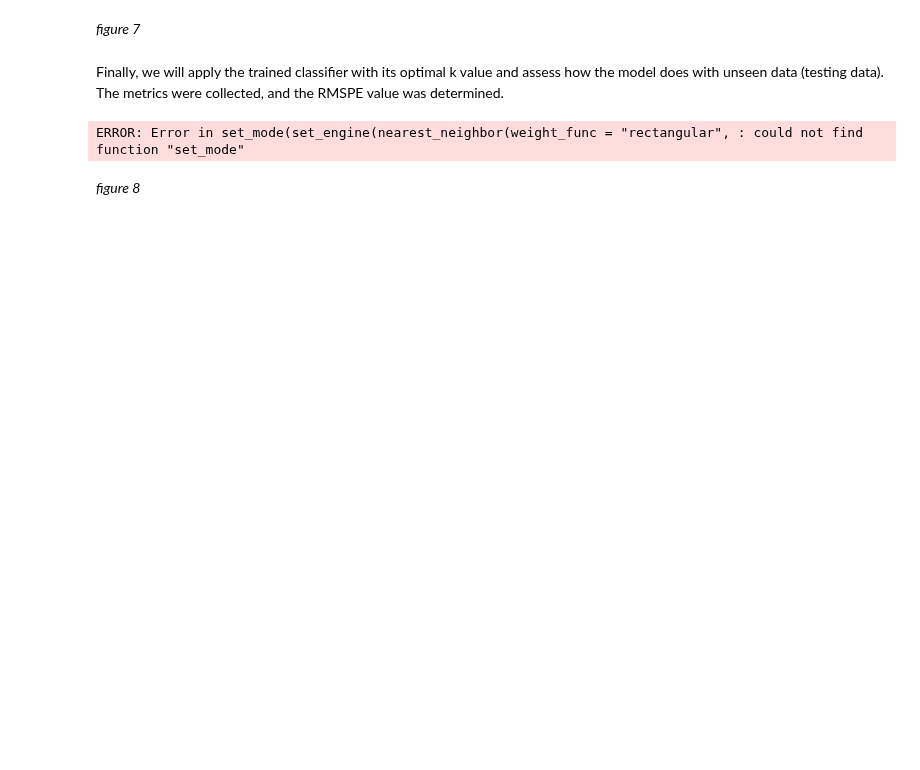
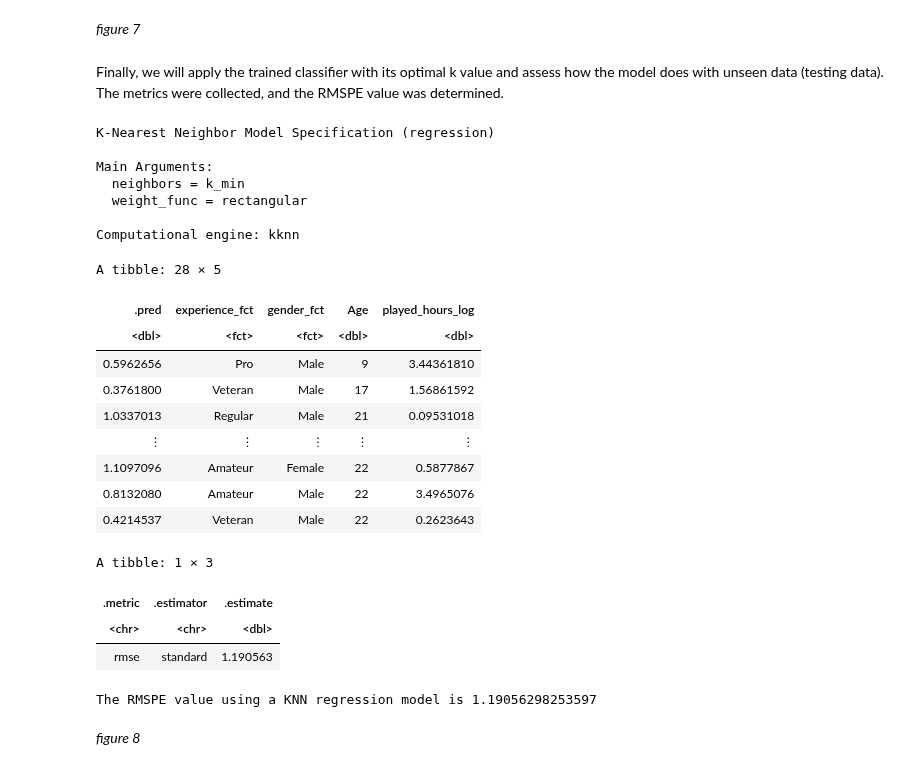
Before and after one commit to thaviship/dsci-group-project, a Jupyter notebook: methods_finalized.ipynb, the cells around one changed output. Saved outputs shown, nothing was run; the diff lists cells and outputs as text; code cells hidden in the pictures; blank space fills up the shorter version.

```diff
--- a/methods_finalized.ipynb
+++ b/methods_finalized.ipynb
@@ -315,28 +344,50 @@ Finally, we will apply the trained classifier with its optimal k value and asses
 # %%
 set.seed(1234)
 #apply this k value to the testing set
 players_spec <- nearest_neighbor(weight_func = "rectangular", neighbors = k_min) |>
     set_engine("kknn") |>
     set_mode("regression")
 players_spec
 
 players_fit <- workflow() |>
     add_recipe(players_recipe) |>
     add_model(players_spec) |>
     fit(data = players_training)
 
 players_predictions <- players_fit |>
     predict(players_testing) |>
     bind_cols(players_testing)
+players_predictions
 
 players_summary <- players_predictions|>
     metrics(truth = played_hours_log, estimate = .pred) |>
     filter(.metric == "rmse")
 players_summary
 
 print(glue("The RMSPE value using a KNN regression model is {players_summary |> pull(.estimate)}"))
 # %% [output]
-ERROR: Error in set_mode(set_engine(nearest_neighbor(weight_func = "rectangular", : could not find function "set_mode"
+K-Nearest Neighbor Model Specification (regression)
+
+Main Arguments:
+  neighbors = k_min
+  weight_func = rectangular
+
+Computational engine: kknn
+A tibble: 28 × 5
+| .pred | experience_fct | gender_fct | Age | played_hours_log |
+| <dbl> | <fct> | <fct> | <dbl> | <dbl> |
+| 0.5962656 | Pro | Male | 9 | 3.44361810 |
+| 0.3761800 | Veteran | Male | 17 | 1.56861592 |
+| 1.0337013 | Regular | Male | 21 | 0.09531018 |
+| ⋮ | ⋮ | ⋮ | ⋮ | ⋮ |
+| 1.1097096 | Amateur | Female | 22 | 0.5877867 |
+| 0.8132080 | Amateur | Male | 22 | 3.4965076 |
+| 0.4214537 | Veteran | Male | 22 | 0.2623643 |
+A tibble: 1 × 3
+| .metric | .estimator | .estimate |
+| <chr> | <chr> | <dbl> |
+| rmse | standard | 1.190563 |
+The RMSPE value using a KNN regression model is 1.19056298253597
 # %% [markdown]
 *figure 8*
 # %%
```
Also changed, not shown: parts of 24 cells of this notebook.
